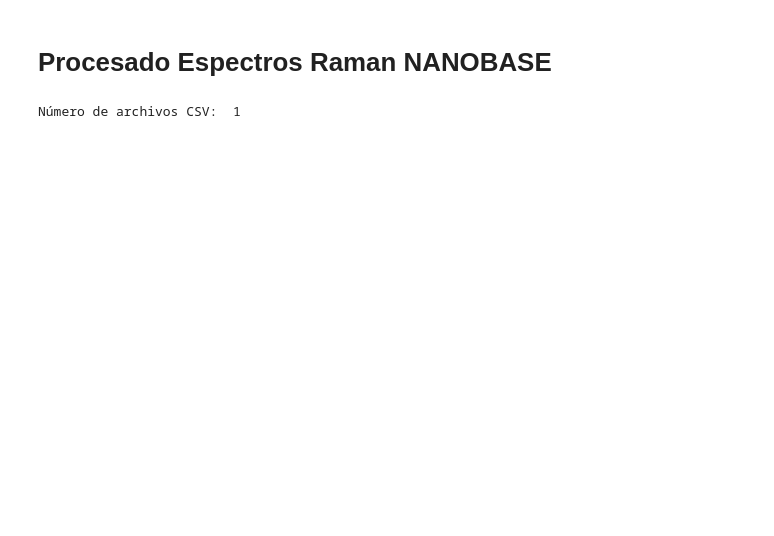
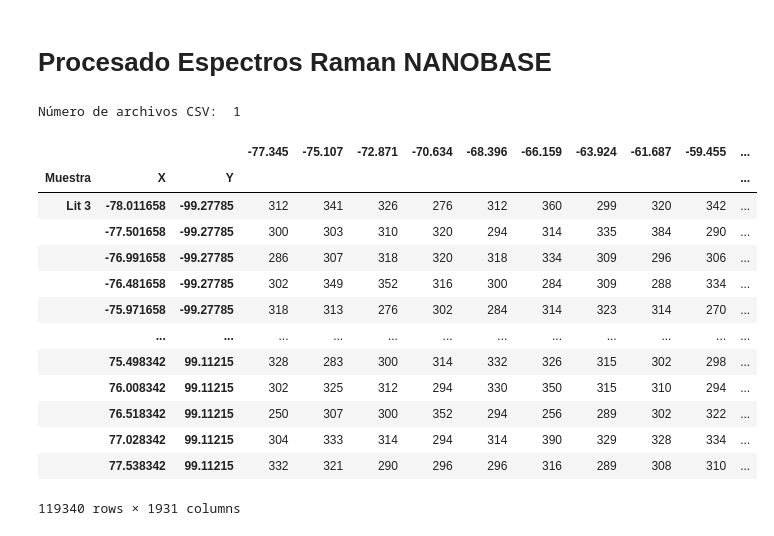
Before and after one commit to andreaperezasen/TFM-ML-Raman-Conchas-Arqueologicas, a Jupyter notebook: Code/Notebooks/procesado_nanobase.ipynb, the cells around one changed output. Cells and saved outputs as stored; diff of their text form; code cells hidden in the pictures; blank space fills up the shorter version.

```diff
--- a/Code/Notebooks/procesado_nanobase.ipynb
+++ b/Code/Notebooks/procesado_nanobase.ipynb
@@ -50,5 +48,22 @@ data.set_index(['Muestra', 'X', 'Y'], inplace=True)
 
 # Eliminar columnas no deseadas
 data.drop(columns=['Z', 'XINDEX', 'YINDEX', 'ZINDEX'], inplace=True)
+# %%
+data
+# %% [output]
+|  |  |  | -77.345 | -75.107 | -72.871 | -70.634 | -68.396 | -66.159 | -63.924 | -61.687 | -59.455 | ... |
+| Muestra | X | Y |  |  |  |  |  |  |  |  |  | ... |
+| Lit 3 | -78.011658 | -99.27785 | 312 | 341 | 326 | 276 | 312 | 360 | 299 | 320 | 342 | ... |
+|  | -77.501658 | -99.27785 | 300 | 303 | 310 | 320 | 294 | 314 | 335 | 384 | 290 | ... |
+|  | -76.991658 | -99.27785 | 286 | 307 | 318 | 320 | 318 | 334 | 309 | 296 | 306 | ... |
+|  | -76.481658 | -99.27785 | 302 | 349 | 352 | 316 | 300 | 284 | 309 | 288 | 334 | ... |
+|  | -75.971658 | -99.27785 | 318 | 313 | 276 | 302 | 284 | 314 | 323 | 314 | 270 | ... |
+|  | ... | ... | ... | ... | ... | ... | ... | ... | ... | ... | ... | ... |
+|  | 75.498342 | 99.11215 | 328 | 283 | 300 | 314 | 332 | 326 | 315 | 302 | 298 | ... |
+|  | 76.008342 | 99.11215 | 302 | 325 | 312 | 294 | 330 | 350 | 315 | 310 | 294 | ... |
+|  | 76.518342 | 99.11215 | 250 | 307 | 300 | 352 | 294 | 256 | 289 | 302 | 322 | ... |
+|  | 77.028342 | 99.11215 | 304 | 333 | 314 | 294 | 314 | 390 | 329 | 328 | 334 | ... |
+|  | 77.538342 | 99.11215 | 332 | 321 | 290 | 296 | 296 | 316 | 289 | 308 | 310 | ... |
+119340 rows × 1931 columns
 # %%
 # Guardamos los datos en un CSV
```
Also changed, not shown: parts of 4 cells of this notebook.
